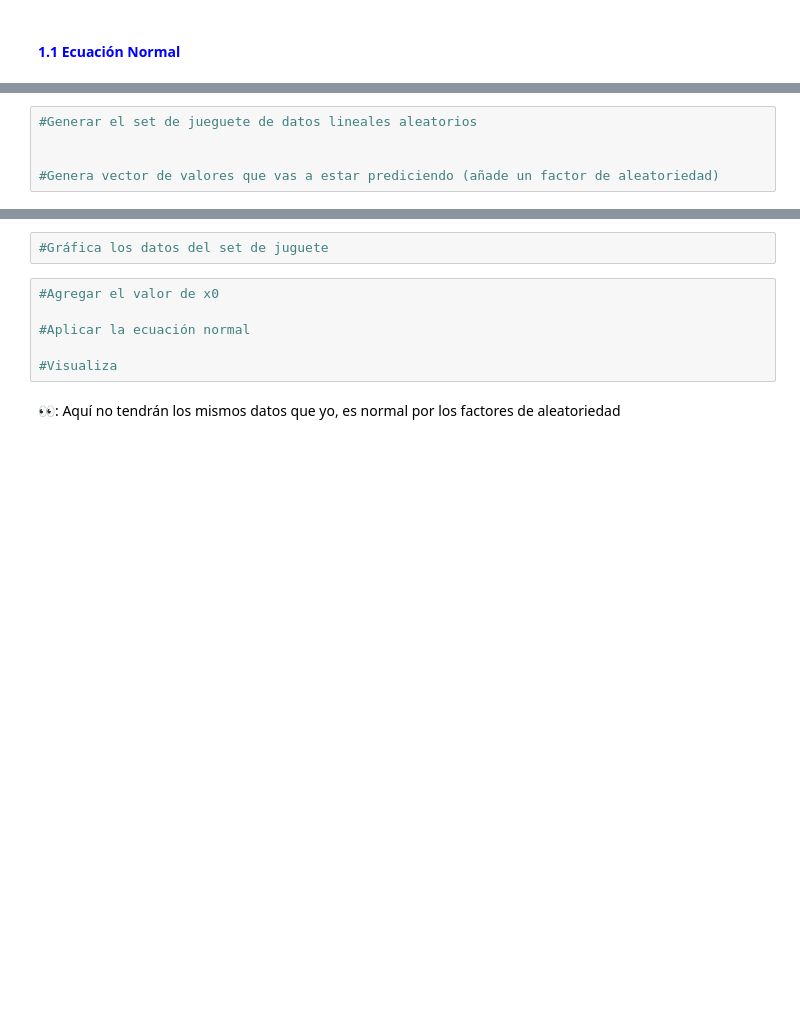
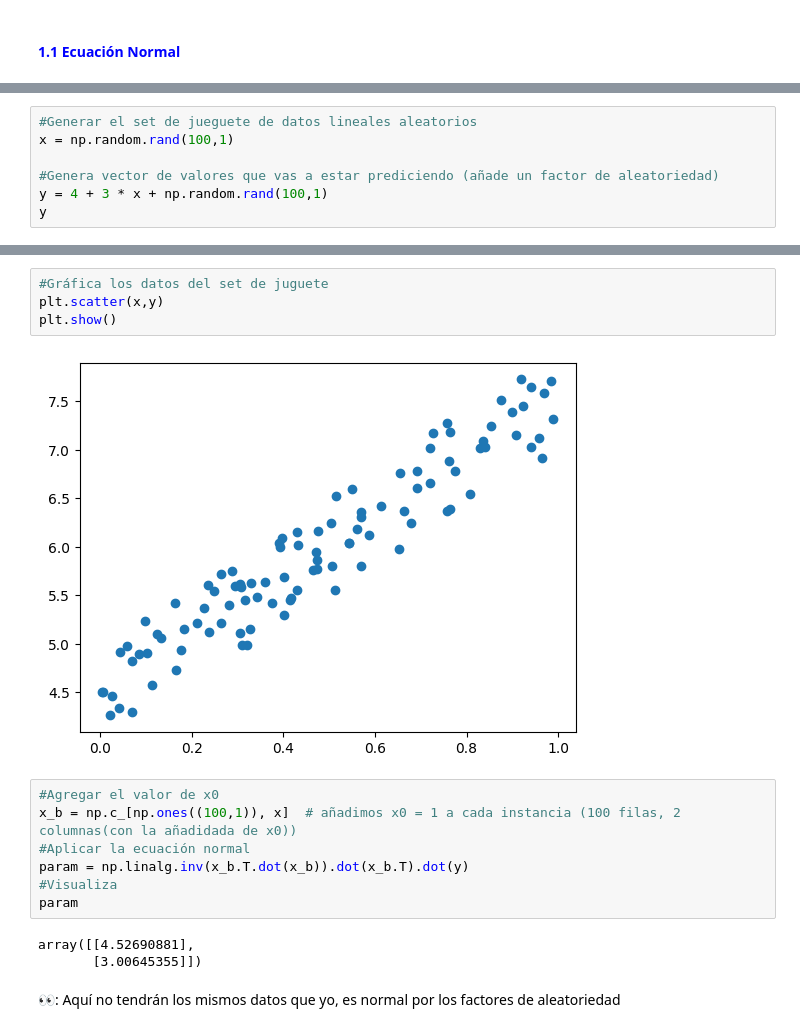
Before and after one commit to abrahajam/BIG-DATA-E-IA, a Jupyter notebook: Ejercicios 2 ultimas semanas/Capítulo 4-Modelos de Entrenamiento/ML3.ipynb, the cells around one changed output, grey strips where cells are left out. Saved outputs shown, nothing was run; the diff lists cells and outputs as text; blank space fills up the shorter version.

```diff
--- a/Ejercicios 2 ultimas semanas/Capítulo 4-Modelos de Entrenamiento/ML3.ipynb
+++ b/Ejercicios 2 ultimas semanas/Capítulo 4-Modelos de Entrenamiento/ML3.ipynb
@@ -153,5 +155,7 @@ Extensión de la regresión logística para múltiples clases.
 # %%
 #Generar el set de jueguete de datos lineales aleatorios
-
+x = np.random.rand(100,1)
 
 #Genera vector de valores que vas a estar prediciendo (añade un factor de aleatoriedad)
+y = 4 + 3 * x + np.random.rand(100,1)
+y
@@ -158,11 +180,19 @@ Extensión de la regresión logística para múltiples clases.
 # %%
 #Gráfica los datos del set de juguete
+plt.scatter(x,y)
+plt.show()
+# %% [output]
+[figure, added]
 # %%
 #Agregar el valor de x0
-
+x_b = np.c_[np.ones((100,1)), x]  # añadimos x0 = 1 a cada instancia (100 filas, 2 columnas(con la añadidada de x0))
 #Aplicar la ecuación normal
-
+param = np.linalg.inv(x_b.T.dot(x_b)).dot(x_b.T).dot(y)
 #Visualiza
+param
+# %% [output]
+array([[4.52690881],
+       [3.00645355]])
 # %% [markdown]
 👀: Aquí no tendrán los mismos datos que yo, es normal por los factores de aleatoriedad
 # %% [markdown]
```
Also changed, not shown: parts of 13 cells of this notebook, 1 other file.
